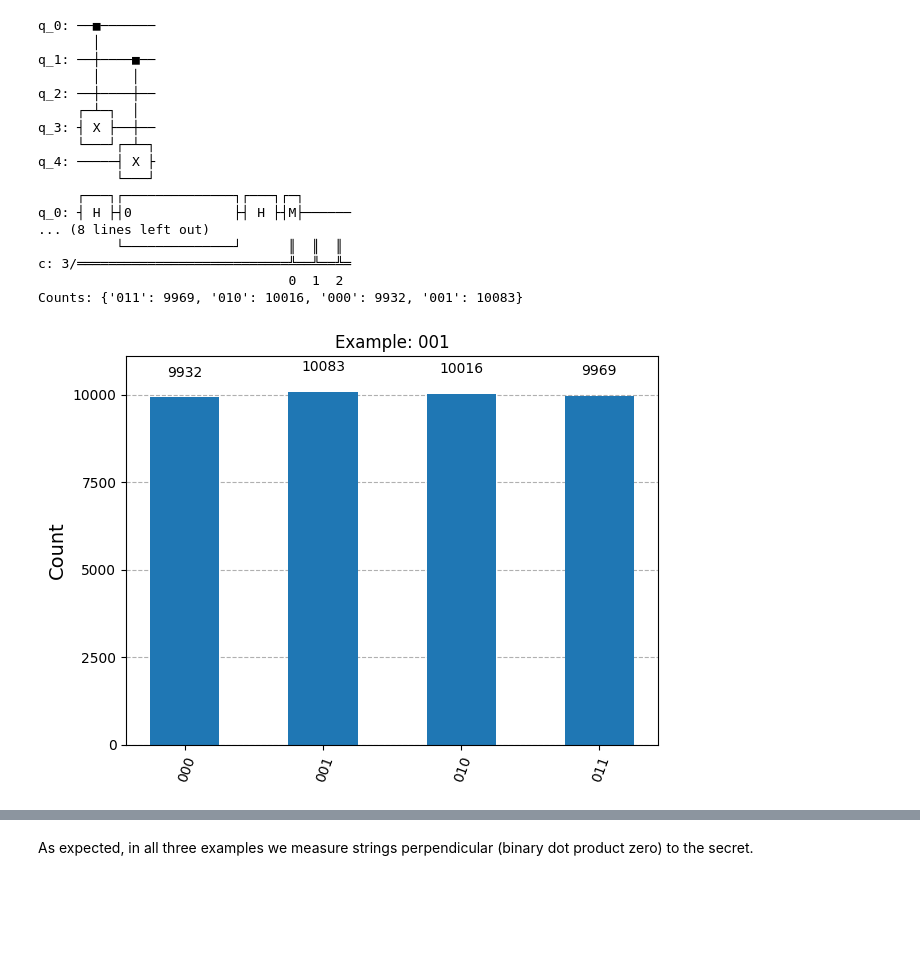
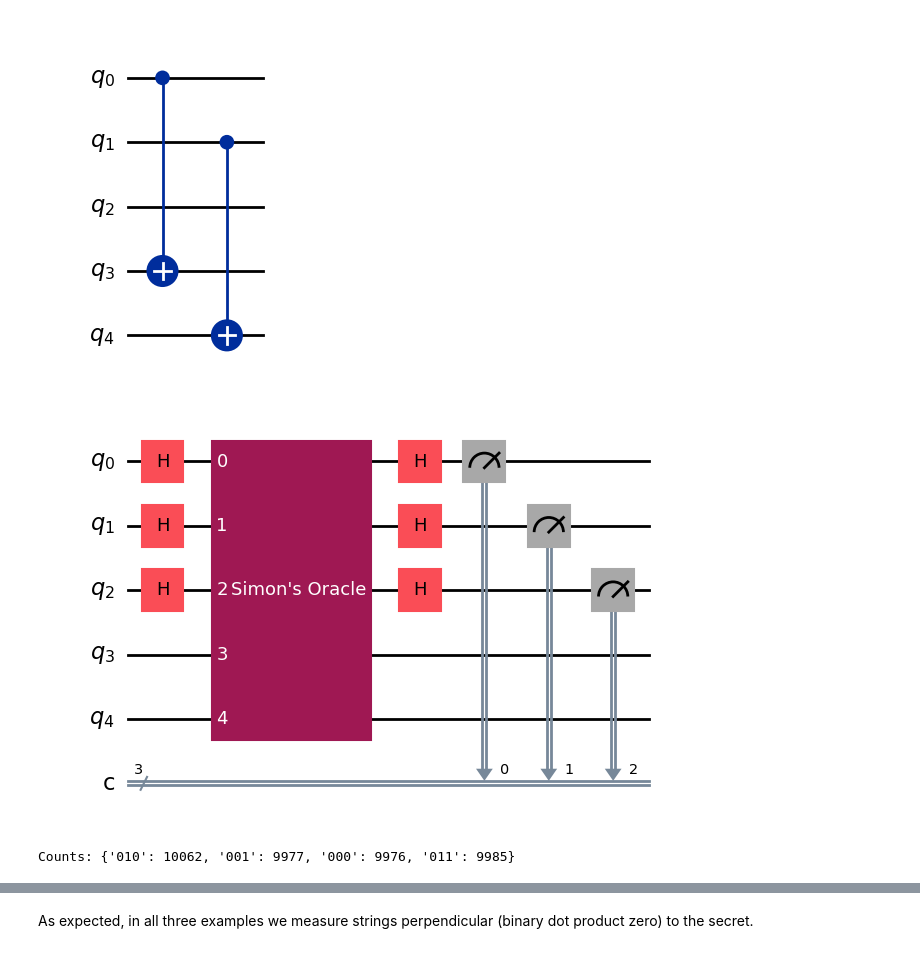
Before and after one commit to misho9714/Deutsch-s-algorithm-Qiskit, a Jupyter notebook: Algorithms/4. Simon's problem.ipynb, the cells around one changed output, grey strips where cells are left out. Saved outputs shown, nothing was run; the diff lists cells and outputs as text; code cells hidden in the pictures; blank space fills up the shorter version.

```diff
--- a/Algorithms/4. Simon's problem.ipynb
+++ b/Algorithms/4. Simon's problem.ipynb
@@ -97,37 +171,22 @@ Counts: {'111': 9989, '110': 9896, '000': 10079, '001': 10036}
 # %%
 # Example usage case = "001"
 n = 3
 m = 2
 case = "001"
 
 oracle = simon_oracle(case)
 qc = simon_algorithm(oracle)
-print(oracle.draw("text"))
-print(qc.draw("text"))
+display(oracle.draw(output="mpl"))
+display(qc.draw(output="mpl"))
 
 # Run on simulator
 sim = Aer.get_backend("aer_simulator")
 tqc = transpile(qc, sim)
 result = sim.run(tqc, shots = 40000).result()
 counts = result.get_counts()
 print("Counts:", counts)
 plot_histogram(counts, title="Example: "+ case)
 # %% [output]
+[figure, new version]
+[figure, added]
-q_0: ──■───────
-       │
-q_1: ──┼────■──
-       │    │
-q_2: ──┼────┼──
-     ┌─┴─┐  │
-q_3: ┤ X ├──┼──
-     └───┘┌─┴─┐
-q_4: ─────┤ X ├
-          └───┘
-     ┌───┐┌──────────────┐┌───┐┌─┐
-q_0: ┤ H ├┤0             ├┤ H ├┤M├──────
-... (8 lines left out)
-          └──────────────┘      ║  ║  ║
-c: 3/═══════════════════════════╩══╩══╩═
-                                0  1  2
-Counts: {'011': 9969, '010': 10016, '000': 9932, '001': 10083}
+Counts: {'010': 10062, '001': 9977, '000': 9976, '011': 9985}
-[figure, old version]
```
Also changed, not shown: parts of 4 cells of this notebook, 2 other files.
